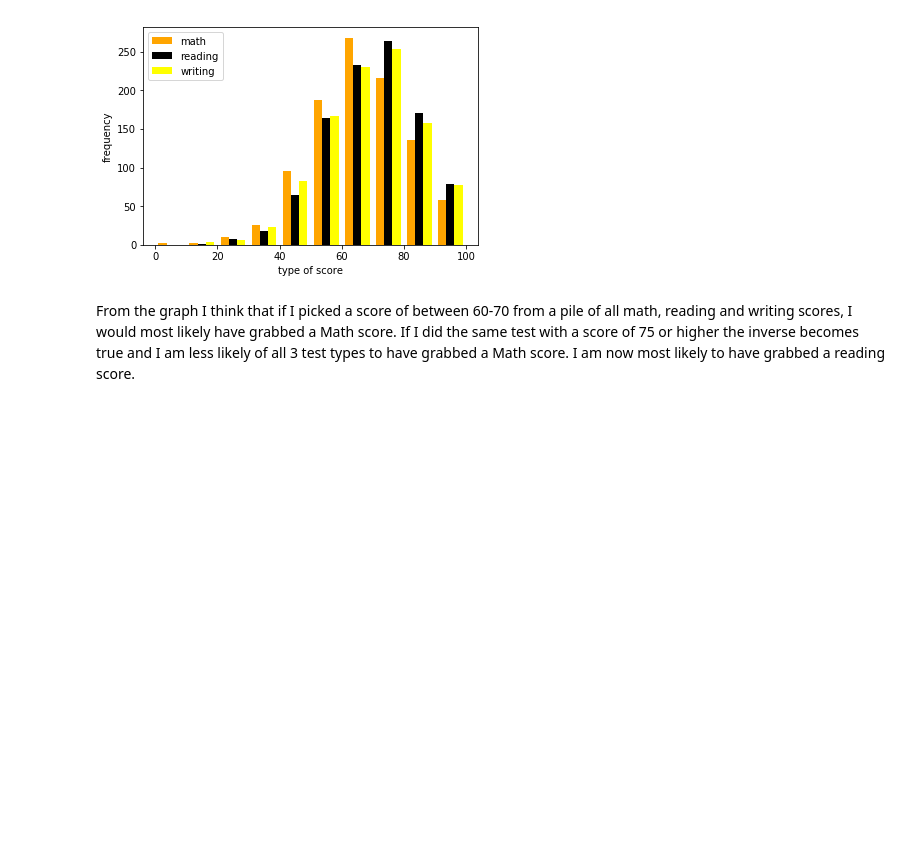
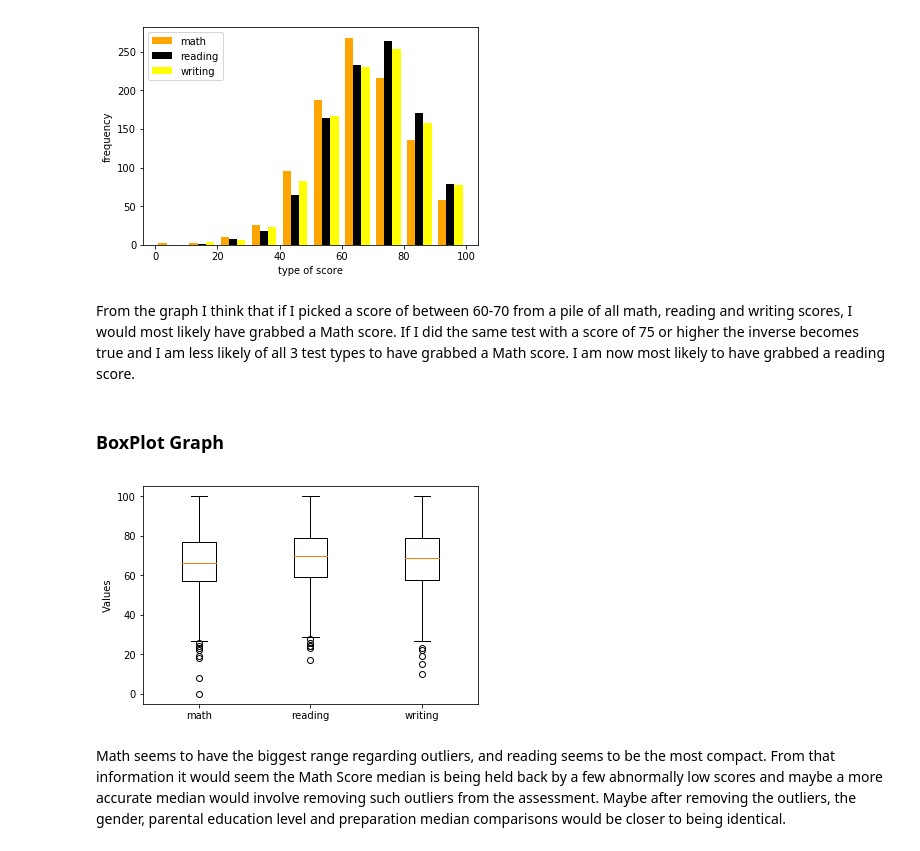
Before and after one commit to ChadAdam/PythonDataScience, a Jupyter notebook: Challenge.ipynb, the cells around one changed output. Saved outputs shown, nothing was run; the diff lists cells and outputs as text; code cells hidden in the pictures; blank space fills up the shorter version.

```diff
--- a/Challenge.ipynb
+++ b/Challenge.ipynb
@@ -10,7 +10,7 @@ import os
 ### Get CSV file using Pandas
 # %%
 path = os.getcwd()
-df = pd.read_csv(path + '\Desktop\Student_Performance.csv')
+df = pd.read_csv(path + '\..\..\Student_Performance.csv')
 df.head(5)
 # %% [output]
 |  | gender | race/ethnicity | parental level of education | lunch | test preparation course | math score | ... |
@@ -111,3 +111,14 @@ plt.show()
 [figure]
 # %% [markdown]
 From the graph I think that if I picked a score of between 60-70 from a pile of all math, reading and writing scores, I would most likely have grabbed a Math score. If I did the same test with a score of 75 or higher the inverse becomes true and I am less likely of all 3 test types to have grabbed a Math score. I am now most likely to have grabbed a reading score.
+# %% [markdown]
+ ### BoxPlot Graph
+# %%
+plt.boxplot([x1,x2,x3])
+plt.xticks([1,2,3], ['math', 'reading', 'writing'])
+plt.ylabel('Values')
+plt.show()
+# %% [output]
+[figure, added]
+# %% [markdown]
+Math seems to have the biggest range regarding outliers, and reading seems to be the most compact. From that information it would seem the Math Score median is being held back by a few abnormally low scores and maybe a more accurate median would involve removing such outliers from the assessment. Maybe after removing the outliers, the gender, parental education level and preparation median comparisons would be closer to being identical.
```
